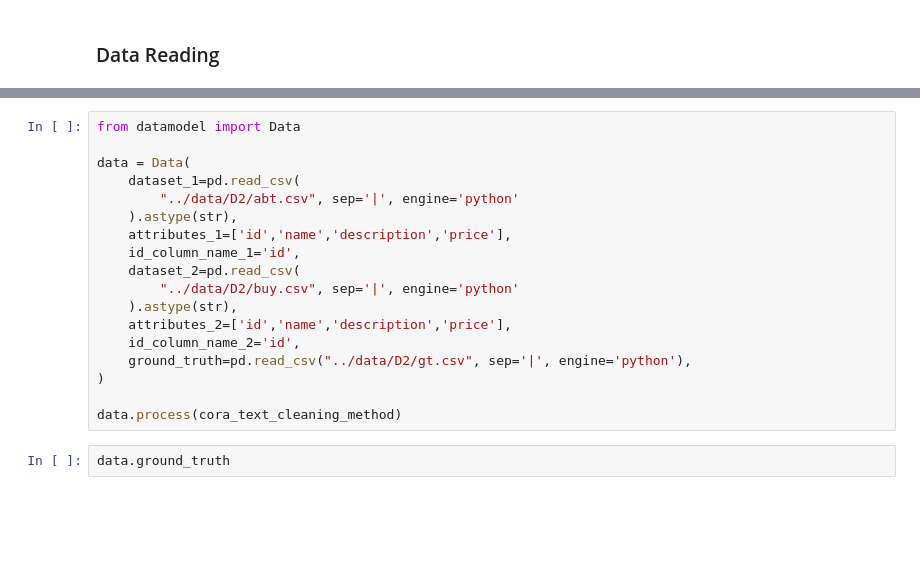
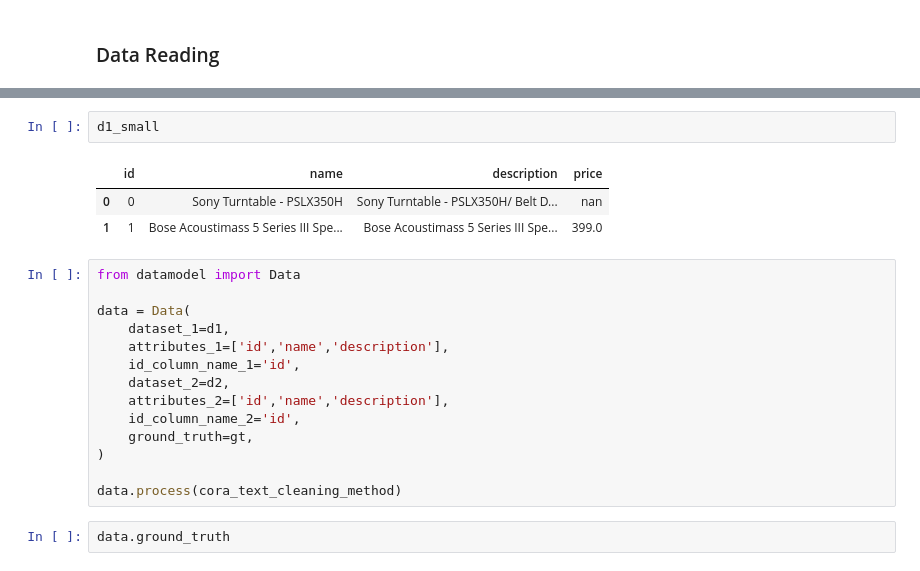
Before and after one commit to ilias6/Parallel-pyJedAI, a Jupyter notebook: src/clean_clean_er.ipynb, the cells around one changed output, grey strips where cells are left out. Drawn from its saved outputs; the diff is of its cells as text; blank space fills up the shorter version.

```diff
--- a/src/clean_clean_er.ipynb
+++ b/src/clean_clean_er.ipynb
@@ -64,18 +95,20 @@ pd.read_csv("../data/D2/gt.csv", sep='|', engine='python')['D1']
+# %%
+d1_small
+# %% [output]
+|  | id | name | description | price |
+| 0 | 0 | Sony Turntable - PSLX350H | Sony Turntable - PSLX350H/ Belt D... | nan |
+| 1 | 1 | Bose Acoustimass 5 Series III Spe... | Bose Acoustimass 5 Series III Spe... | 399.0 |
 # %%
 from datamodel import Data
 
 data = Data(
-    dataset_1=pd.read_csv(
-        "../data/D2/abt.csv", sep='|', engine='python'
-    ).astype(str),
-    attributes_1=['id','name','description','price'],
+    dataset_1=d1,
+    attributes_1=['id','name','description'],
     id_column_name_1='id',
-    dataset_2=pd.read_csv(
-        "../data/D2/buy.csv", sep='|', engine='python'
-    ).astype(str),
-    attributes_2=['id','name','description','price'],
+    dataset_2=d2,
+    attributes_2=['id','name','description'],
     id_column_name_2='id',
-    ground_truth=pd.read_csv("../data/D2/gt.csv", sep='|', engine='python'),
+    ground_truth=gt,
 )
 
 data.process(cora_text_cleaning_method)
```
Also changed, not shown: parts of 16 cells of this notebook, 2 other files.
